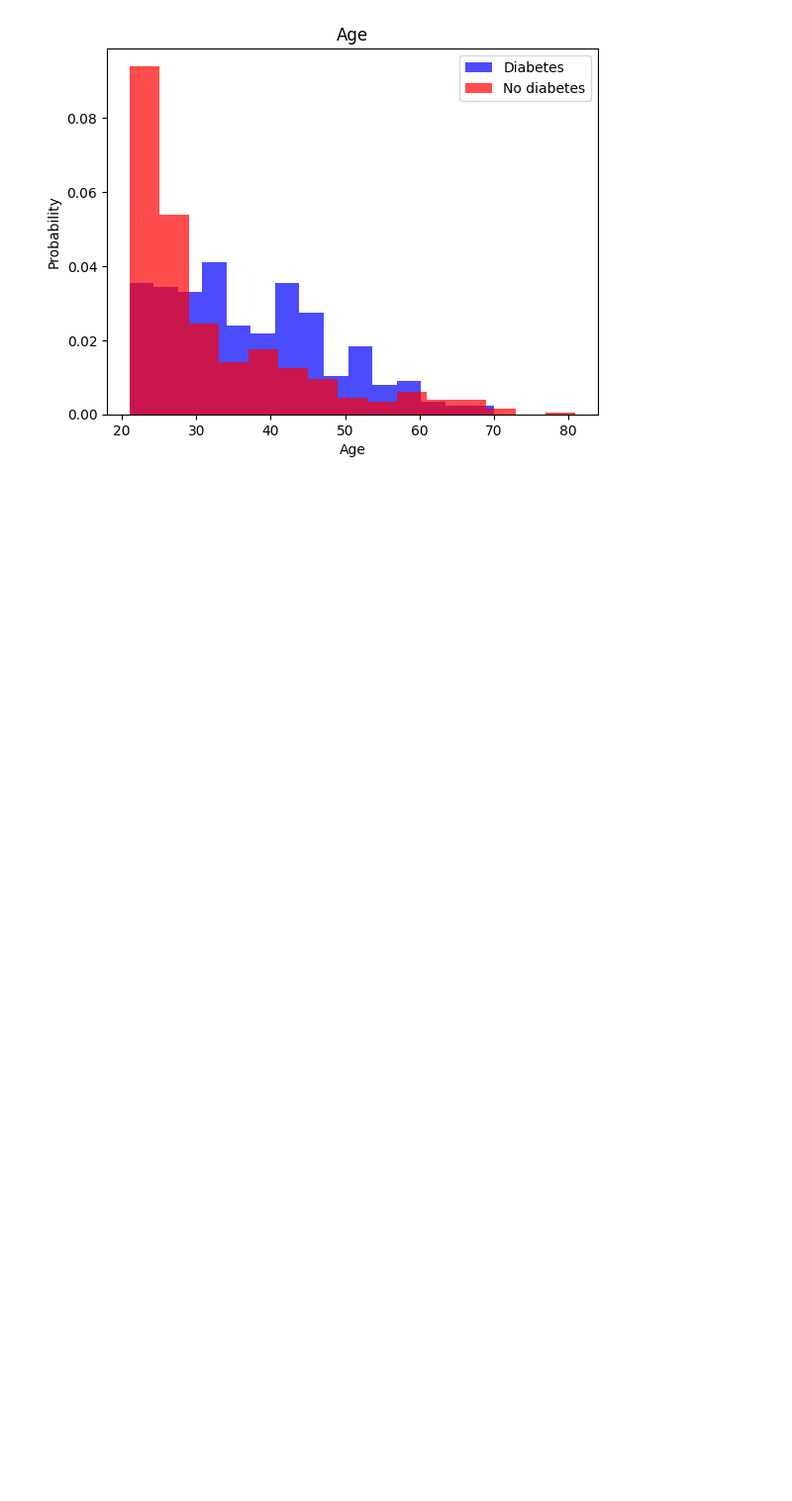
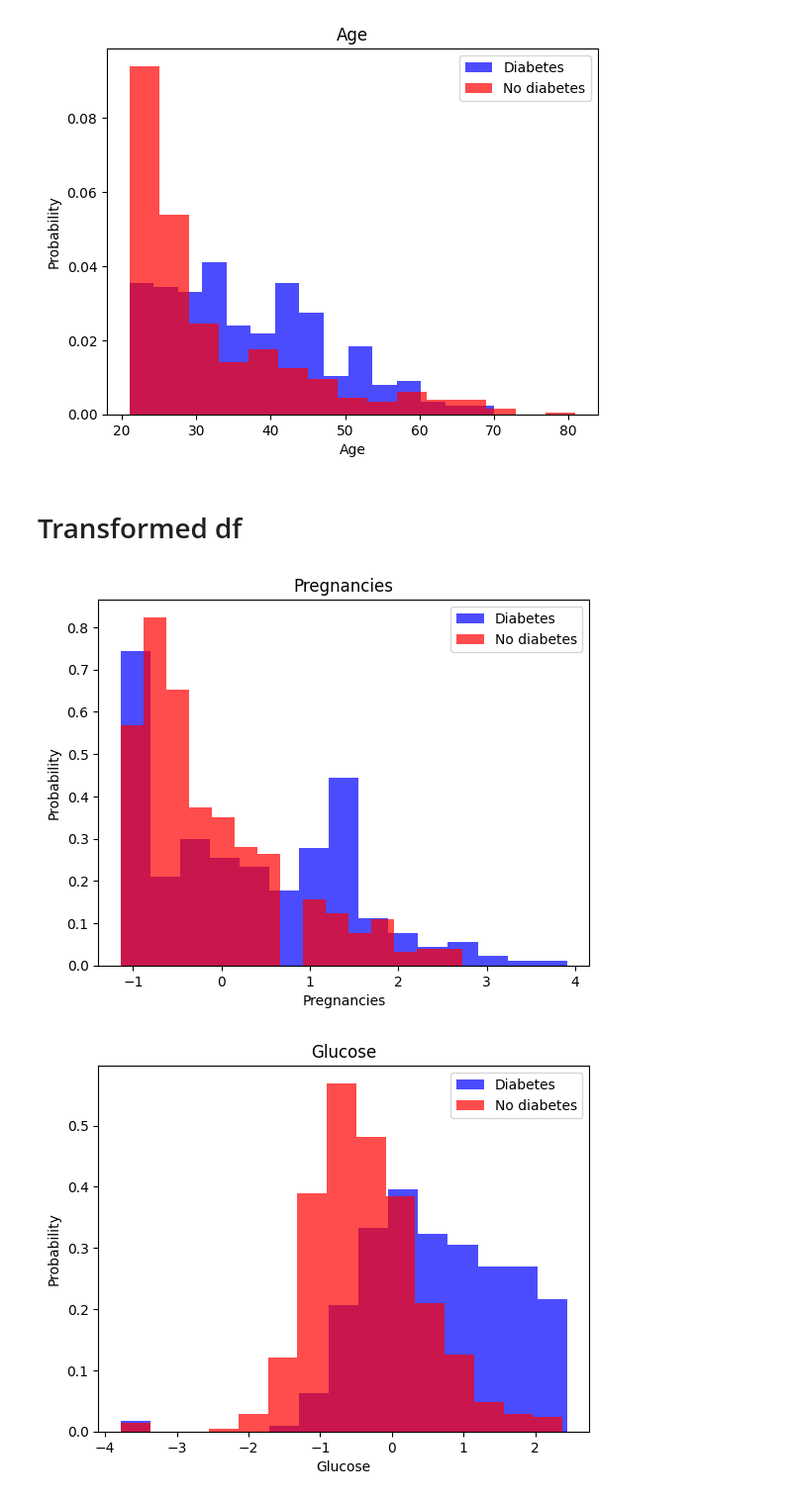
Before and after one commit to OrbitGNX/1-My-First-Neural-Nets-Project---ML, a Jupyter notebook: my-first-nn-project.ipynb, the cells around one changed output. Shown: that part at 99% size. Cells and saved outputs as stored; diff of their text form; code cells hidden in the pictures; blank space fills up the shorter version.

Commit message:
transformed df

```diff
--- a/my-first-nn-project.ipynb
+++ b/my-first-nn-project.ipynb
@@ -59,3 +67,25 @@ for i in range(len(df.columns[:-1])):
 # %%
 x = df[df.columns[:-1]].values
 y = df[df.columns[-1]].values
+# %% [markdown]
+# Transformed df
+# %%
+scaler = StandardScaler()
+x = scaler.fit_transform(x)
+data = np.hstack((x, np.reshape(y,(-1,1))))
+transformed_df = pd.DataFrame(data, columns=df.columns)
+# %%
+for i in range(len(df.columns[:-1])):
+    label = df.columns[i]
+    plt.hist(transformed_df[transformed_df['Outcome']==1][label],
+             color='blue', label='Diabetes', alpha=0.7, density=True, bins=15)
+    plt.hist(transformed_df[transformed_df['Outcome']==0][label],
+             color='red', label='No diabetes', alpha=0.7, density=True, bins=15)
+    plt.title(label)
+    plt.ylabel('Probability')
+    plt.xlabel(label)
+    plt.legend()
+    plt.show()
+# %% [output]
+[figure, added]
+[figure, added]
```
Also changed, not shown: parts of 12 cells of this notebook.
